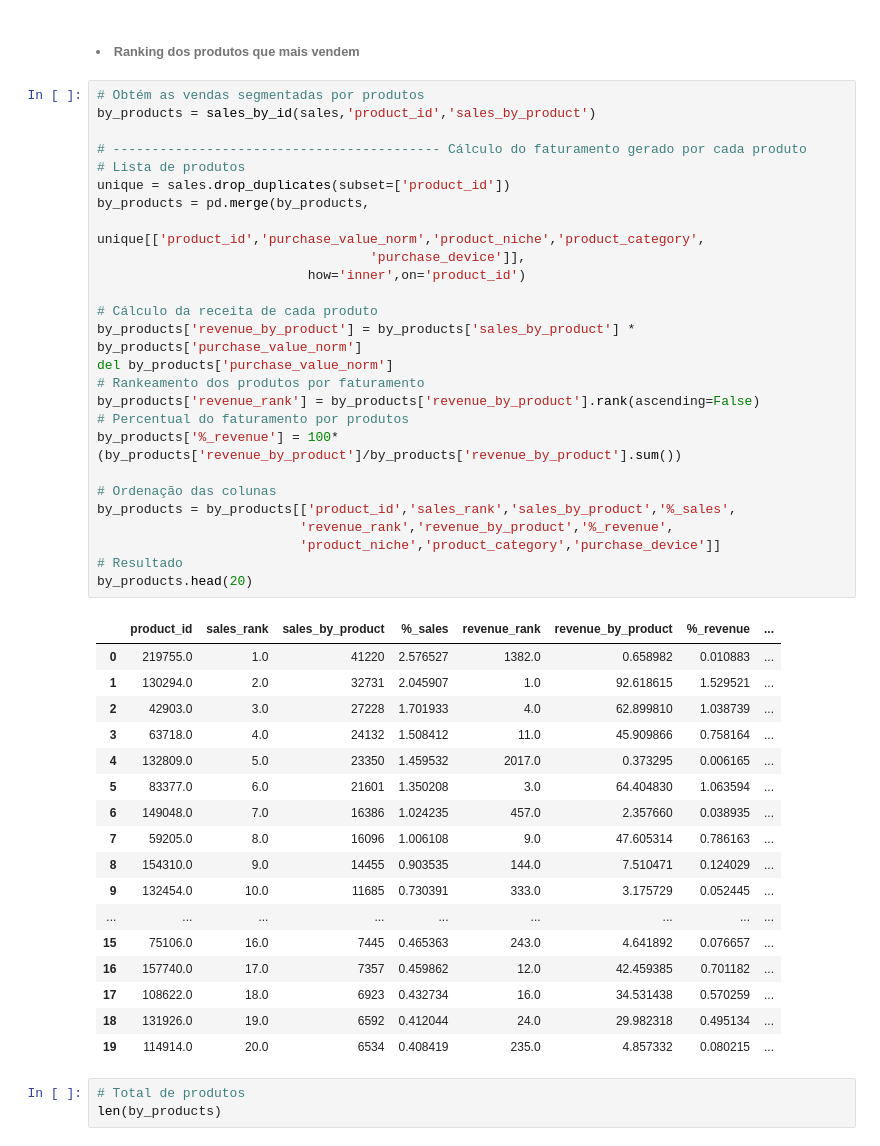
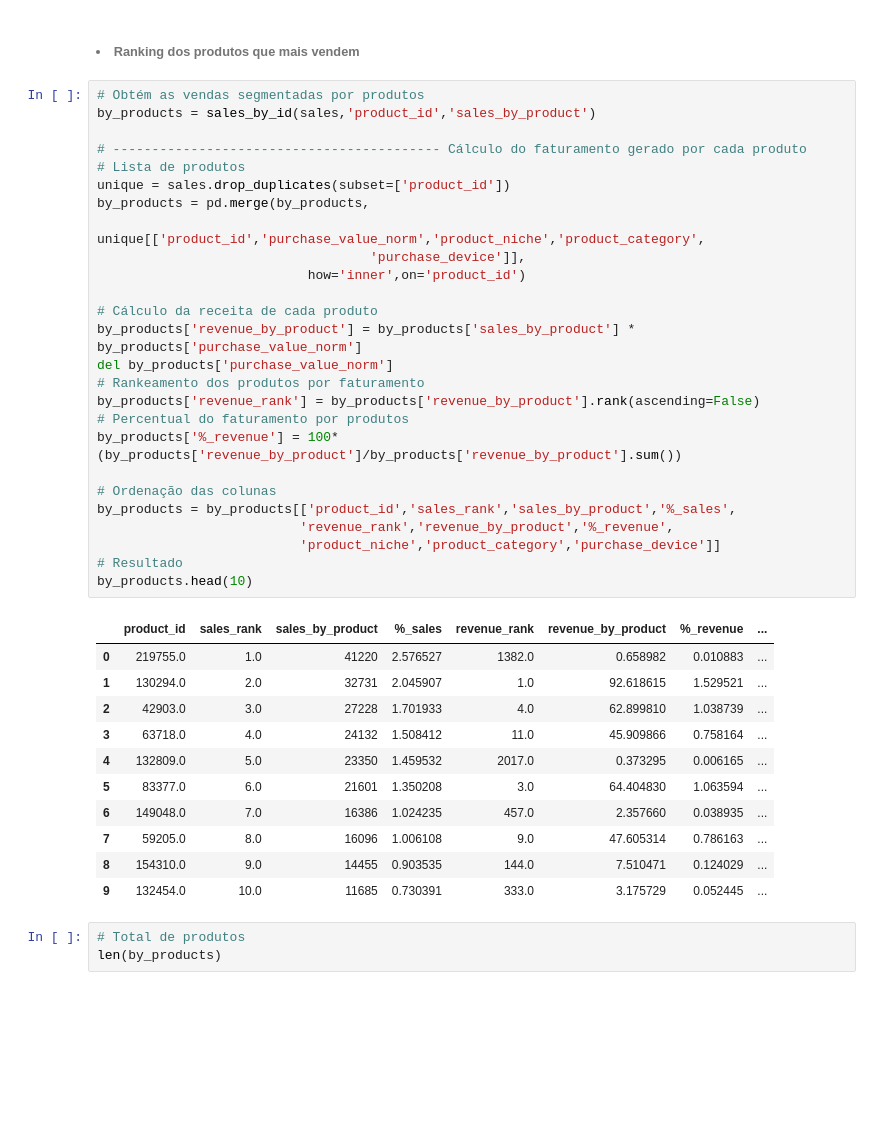
Before and after one commit to gPass0s/2016-Hotmart-sales-analysis, a Jupyter notebook: analysis.ipynb, the cells around one changed output. Drawn from its saved outputs; the diff is of its cells as text; blank space fills up the shorter version.

```diff
--- a/analysis.ipynb
+++ b/analysis.ipynb
@@ -142,40 +140,34 @@ unique = sales.drop_duplicates(subset=['product_id'])
 by_products = pd.merge(by_products,
                            unique[['product_id','purchase_value_norm','product_niche','product_category',
                                    'purchase_device']],
                            how='inner',on='product_id')
 
 # Cálculo da receita de cada produto
 by_products['revenue_by_product'] = by_products['sales_by_product'] * by_products['purchase_value_norm']
 del by_products['purchase_value_norm']
 # Rankeamento dos produtos por faturamento
 by_products['revenue_rank'] = by_products['revenue_by_product'].rank(ascending=False)
 # Percentual do faturamento por produtos
 by_products['%_revenue'] = 100*(by_products['revenue_by_product']/by_products['revenue_by_product'].sum())
 
 # Ordenação das colunas
 by_products = by_products[['product_id','sales_rank','sales_by_product','%_sales',
                           'revenue_rank','revenue_by_product','%_revenue',
                           'product_niche','product_category','purchase_device']]
 # Resultado
-by_products.head(20)
+by_products.head(10)
 # %% [output]
 |  | product_id | sales_rank | sales_by_product | %_sales | revenue_rank | revenue_by_product | %_revenue | ... |
 | 0 | 219755.0 | 1.0 | 41220 | 2.576527 | 1382.0 | 0.658982 | 0.010883 | ... |
 | 1 | 130294.0 | 2.0 | 32731 | 2.045907 | 1.0 | 92.618615 | 1.529521 | ... |
 | 2 | 42903.0 | 3.0 | 27228 | 1.701933 | 4.0 | 62.899810 | 1.038739 | ... |
 | 3 | 63718.0 | 4.0 | 24132 | 1.508412 | 11.0 | 45.909866 | 0.758164 | ... |
 | 4 | 132809.0 | 5.0 | 23350 | 1.459532 | 2017.0 | 0.373295 | 0.006165 | ... |
 | 5 | 83377.0 | 6.0 | 21601 | 1.350208 | 3.0 | 64.404830 | 1.063594 | ... |
 | 6 | 149048.0 | 7.0 | 16386 | 1.024235 | 457.0 | 2.357660 | 0.038935 | ... |
 | 7 | 59205.0 | 8.0 | 16096 | 1.006108 | 9.0 | 47.605314 | 0.786163 | ... |
 | 8 | 154310.0 | 9.0 | 14455 | 0.903535 | 144.0 | 7.510471 | 0.124029 | ... |
 | 9 | 132454.0 | 10.0 | 11685 | 0.730391 | 333.0 | 3.175729 | 0.052445 | ... |
-| ... | ... | ... | ... | ... | ... | ... | ... | ... |
-| 15 | 75106.0 | 16.0 | 7445 | 0.465363 | 243.0 | 4.641892 | 0.076657 | ... |
-| 16 | 157740.0 | 17.0 | 7357 | 0.459862 | 12.0 | 42.459385 | 0.701182 | ... |
-| 17 | 108622.0 | 18.0 | 6923 | 0.432734 | 16.0 | 34.531438 | 0.570259 | ... |
-| 18 | 131926.0 | 19.0 | 6592 | 0.412044 | 24.0 | 29.982318 | 0.495134 | ... |
-| 19 | 114914.0 | 20.0 | 6534 | 0.408419 | 235.0 | 4.857332 | 0.080215 | ... |
 # %%
 # Total de produtos
 len(by_products)
```
Also changed, not shown: parts of 44 cells of this notebook.
